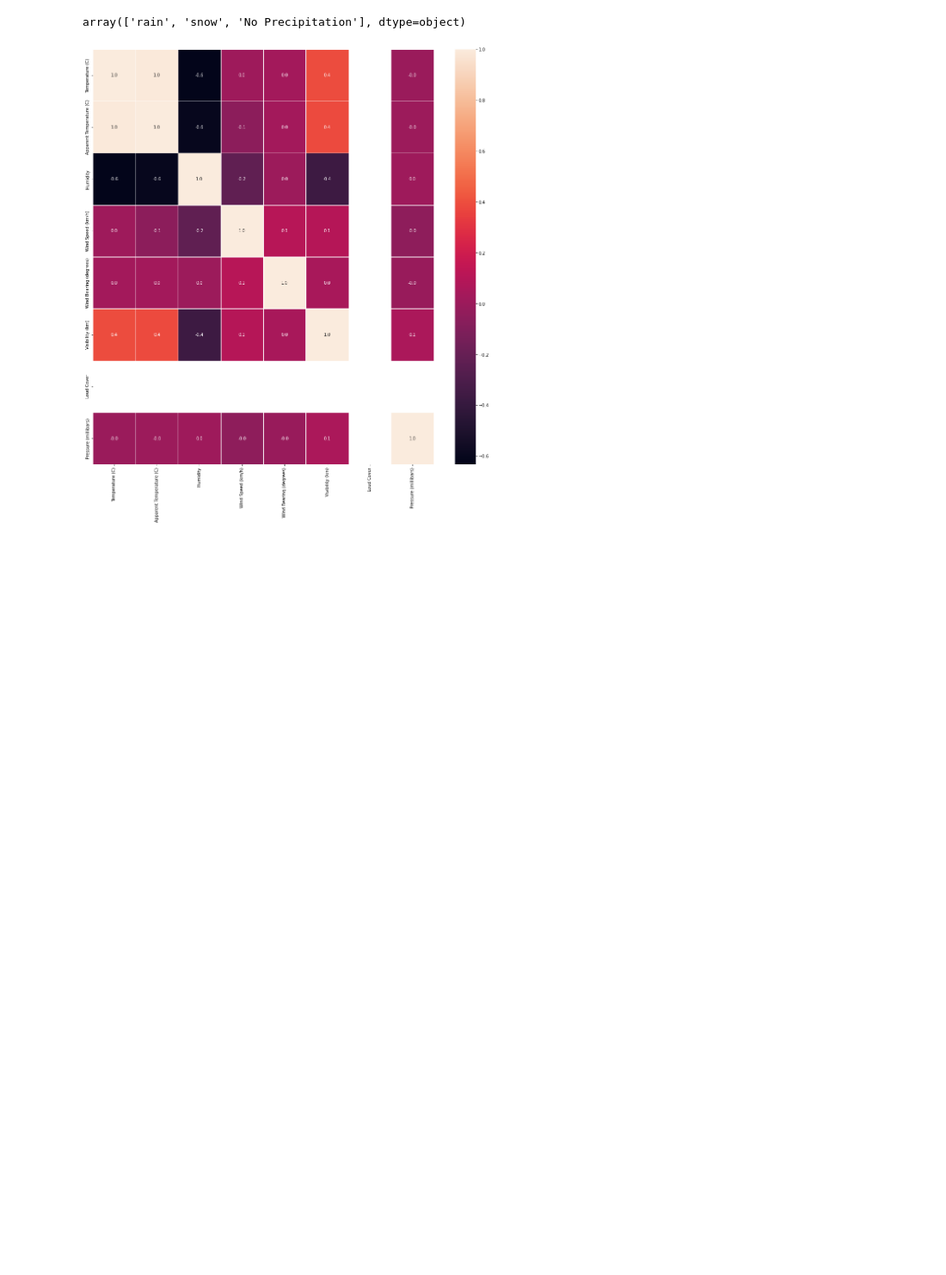
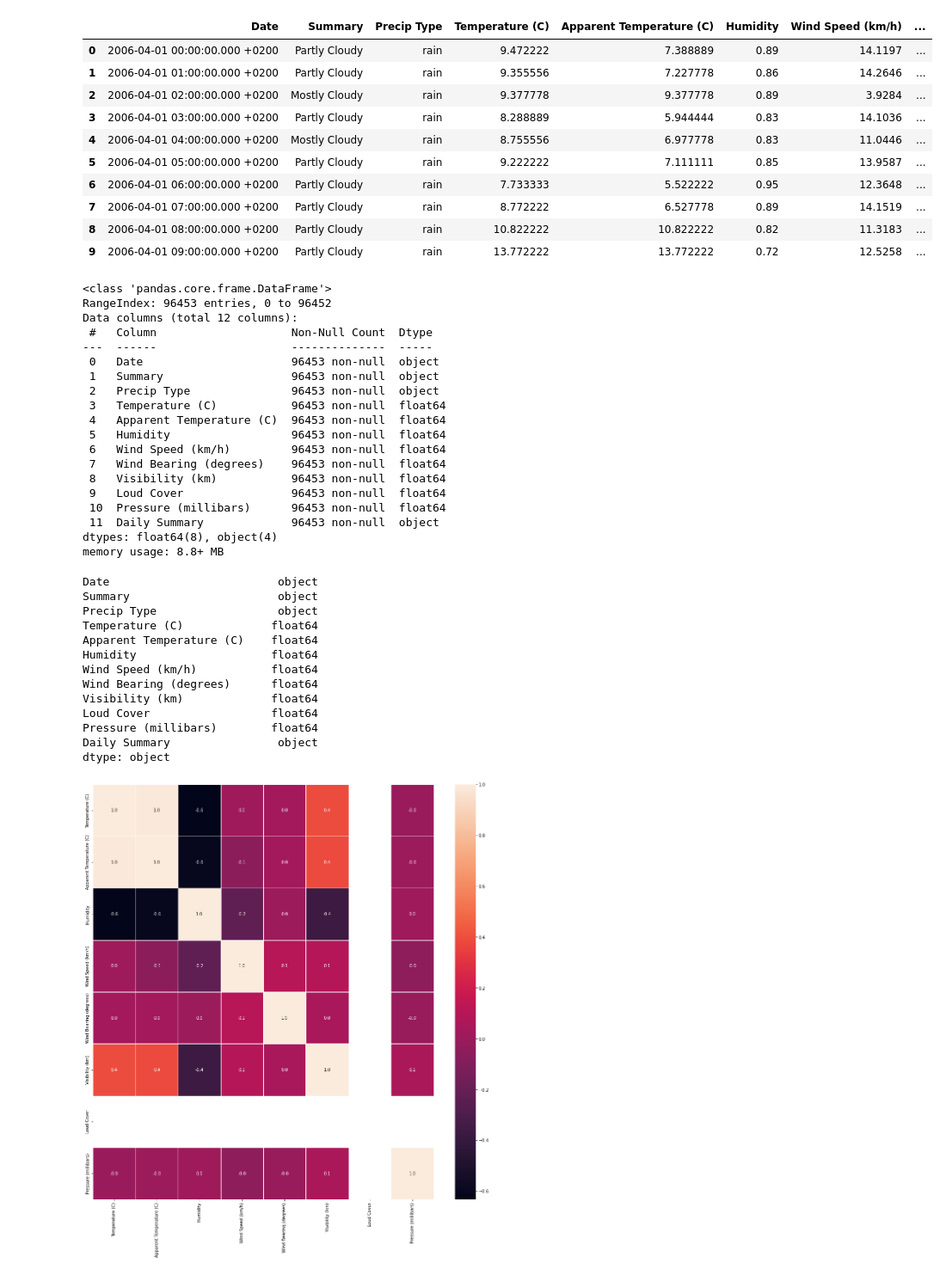
Before and after one commit to miguelcapaz7/szegred, a Jupyter notebook: project2.ipynb, the cells around one changed output. Shown: that part at 86% size. Drawn from its saved outputs; the diff is of its cells as text; code cells hidden in the pictures; blank space fills up the shorter version.

Commit message:
Data Cleaning

```diff
--- a/project2.ipynb
+++ b/project2.ipynb
@@ -11,13 +11,61 @@ dataset = pd.read_csv('./weatherHistory.csv')
 # %%
 # Data Cleaning
 
+# Rename Columns
+dataset = dataset.rename(columns={'Formatted Date': 'Date'})
+
 # Removing nan values from Precip Type
+dataset['Precip Type'] = dataset['Precip Type'].fillna('No Precipitation')
+dataset['Precip Type'].unique()
 
-dataset['Precip Type'] = dataset['Precip Type'].fillna('No Precipitation')
-
-dataset['Precip Type'].unique()
+# See the top entries in the data
+display(dataset.head(10))
+dataset.info()
+dataset.dtypes
 # %% [output]
+|  | Date | Summary | Precip Type | Temperature (C) | Apparent Temperature (C) | Humidity | Wind Speed (km/h) | ... |
+| 0 | 2006-04-01 00:00:00.000 +0200 | Partly Cloudy | rain | 9.472222 | 7.388889 | 0.89 | 14.1197 | ... |
+| 1 | 2006-04-01 01:00:00.000 +0200 | Partly Cloudy | rain | 9.355556 | 7.227778 | 0.86 | 14.2646 | ... |
+| 2 | 2006-04-01 02:00:00.000 +0200 | Mostly Cloudy | rain | 9.377778 | 9.377778 | 0.89 | 3.9284 | ... |
+| 3 | 2006-04-01 03:00:00.000 +0200 | Partly Cloudy | rain | 8.288889 | 5.944444 | 0.83 | 14.1036 | ... |
+| 4 | 2006-04-01 04:00:00.000 +0200 | Mostly Cloudy | rain | 8.755556 | 6.977778 | 0.83 | 11.0446 | ... |
+| 5 | 2006-04-01 05:00:00.000 +0200 | Partly Cloudy | rain | 9.222222 | 7.111111 | 0.85 | 13.9587 | ... |
+| 6 | 2006-04-01 06:00:00.000 +0200 | Partly Cloudy | rain | 7.733333 | 5.522222 | 0.95 | 12.3648 | ... |
+| 7 | 2006-04-01 07:00:00.000 +0200 | Partly Cloudy | rain | 8.772222 | 6.527778 | 0.89 | 14.1519 | ... |
+| 8 | 2006-04-01 08:00:00.000 +0200 | Partly Cloudy | rain | 10.822222 | 10.822222 | 0.82 | 11.3183 | ... |
+| 9 | 2006-04-01 09:00:00.000 +0200 | Partly Cloudy | rain | 13.772222 | 13.772222 | 0.72 | 12.5258 | ... |
-array(['rain', 'snow', 'No Precipitation'], dtype=object)
+<class 'pandas.core.frame.DataFrame'>
+RangeIndex: 96453 entries, 0 to 96452
+Data columns (total 12 columns):
+ #   Column                    Non-Null Count  Dtype
+---  ------                    --------------  -----
+ 0   Date                      96453 non-null  object
+ 1   Summary                   96453 non-null  object
+ 2   Precip Type               96453 non-null  object
+ 3   Temperature (C)           96453 non-null  float64
+ 4   Apparent Temperature (C)  96453 non-null  float64
+ 5   Humidity                  96453 non-null  float64
+ 6   Wind Speed (km/h)         96453 non-null  float64
+ 7   Wind Bearing (degrees)    96453 non-null  float64
+ 8   Visibility (km)           96453 non-null  float64
+ 9   Loud Cover                96453 non-null  float64
+ 10  Pressure (millibars)      96453 non-null  float64
+ 11  Daily Summary             96453 non-null  object
+dtypes: float64(8), object(4)
+memory usage: 8.8+ MB
+Date                         object
+Summary                      object
+Precip Type                  object
+Temperature (C)             float64
+Apparent Temperature (C)    float64
+Humidity                    float64
+Wind Speed (km/h)           float64
+Wind Bearing (degrees)      float64
+Visibility (km)             float64
+Loud Cover                  float64
+Pressure (millibars)        float64
+Daily Summary                object
+dtype: object
 # %%
 # EDA
 
```
